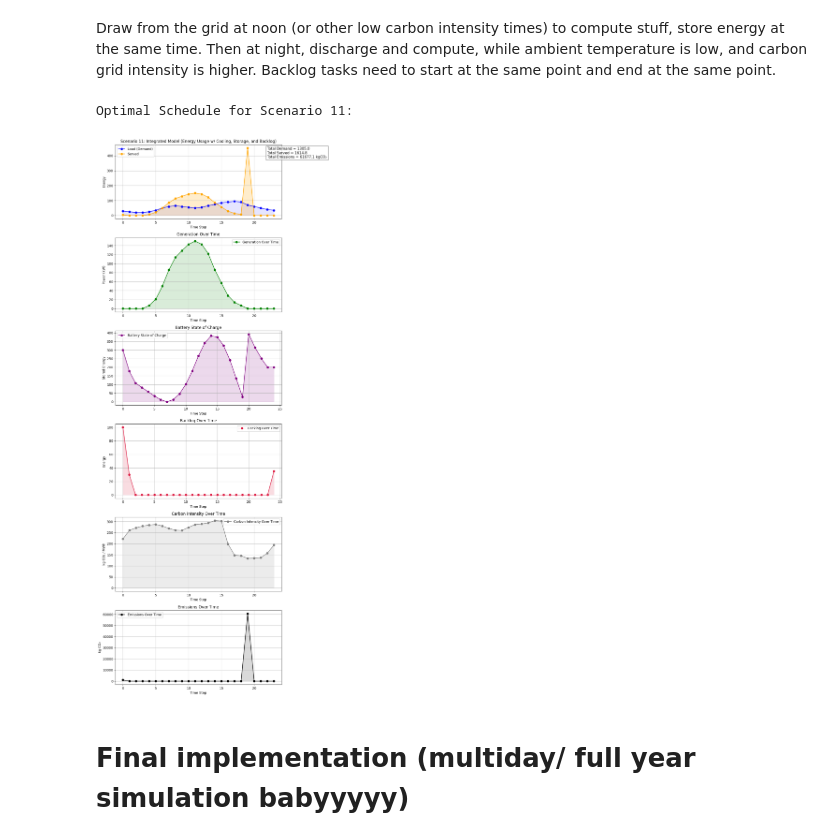
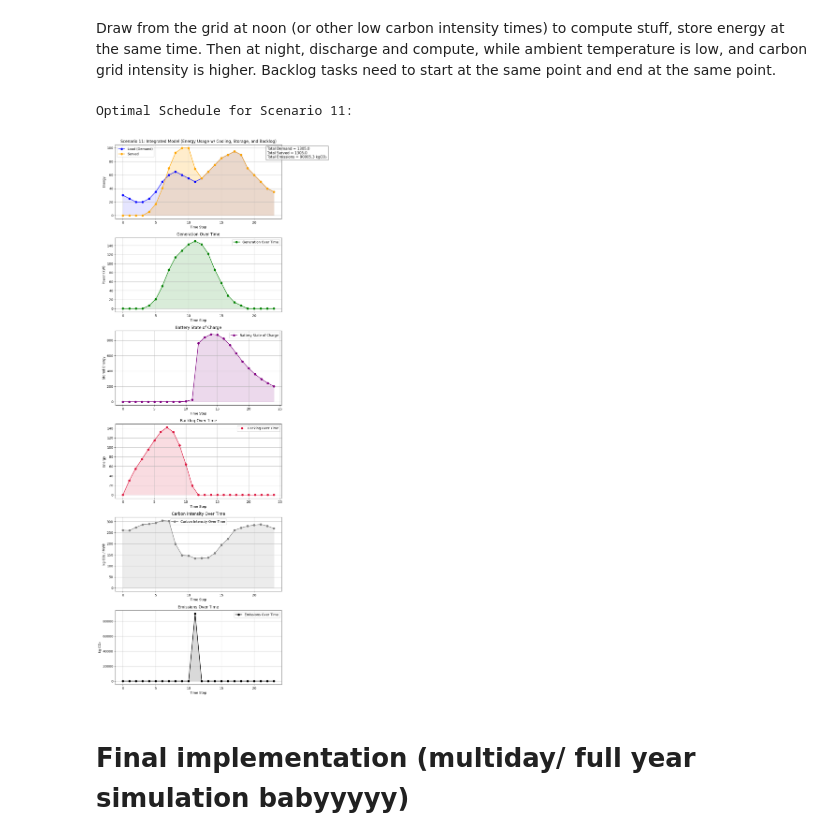
Before and after one commit to clbanjai/1.020-Data-Center-Project, a Jupyter notebook: OH_implementatio.ipynb, the cells around one changed output. Drawn from its saved outputs; the diff is of its cells as text; code cells hidden in the pictures.

```diff
--- a/OH_implementatio.ipynb
+++ b/OH_implementatio.ipynb
@@ -163,9 +163,22 @@ G = [
 ]  #Renewable Generation sum = 1526
 
 T = len(G)
+C = shift_from_utc(Carbon_intensity[:T], 8)  # Shift to PST (UTC-8)
 
 
-C = Carbon_intensity[:T]  # Carbon intensity in gCO2/kWh
+
+def shift_from_utc(data, offset_hours):
+    """
+    Shift a list of 24 hourly values from UTC to a timezone that is `offset_hours`
+    behind UTC.
+
+    """
+    if len(data) != 24:
+        raise ValueError(f"Expected 24 hourly values, got {len(data)}")
+    # roll left by offset_hours:
+    k = offset_hours % 24
+    return data[k:] + data[:k]
+
 
 # Plotting helper function for each scenario
 def plot_results(title, served, soc=None, second_plot=None, backlog=None,
@@ -688,9 +699,9 @@ Draw from the grid at noon (or other low carbon intensity times) to compute stuf
 # %%
 # Parameters
 q = 1.0  # Cost per unit energy used
-r = 200  # Cost per unit backlog
+r =1  # Cost per unit backlog
 k = 1  # Storage energy conversion factor
-computing_limit =100 # float("inf") #or switch to actual computing limit
+computing_limit = 100 # float("inf") #or switch to actual computing limit
 battery_limit = 1000 # float("inf") # or switch to actual computing limit
 # Generation (G_t) over 10 time steps (e.g., hours of the day)
 # G = [30, 40, 50, 60, 75, 90, 100, 80, 60, 40]  # Peak generation occurs midday and early evening
@@ -709,7 +720,7 @@ G = [
 T = len(G)
 
 
-C = Carbon_intensity[:T]  # Carbon intensity in gCO2/kWh
+C = shift_from_utc(Carbon_intensity[:T], 8)  # Shift to PST (UTC-8)
 
 m11 = gp.Model("Cooling + Grid + Storage + Renewables Optimal Scheduling")
 m11.setParam("OutputFlag",0)
@@ -726,8 +737,8 @@ u = m11.addVars(T, name="u", lb=0) # computing load
 
 
 #Initial Conditions
-m11.addConstr(x[0]==100,"initial backlog")
-m11.addConstr(c[0]==300,"inital storage")
+m11.addConstr(x[0]==0,"initial backlog")
+m11.addConstr(c[0]==0,"inital storage")
 
 #Terminal Conditions
 m11.addConstr(c[T] >= 200, "terminal_storage")
@@ -735,36 +746,36 @@ m11.addConstr(x[T] <= x[0], "terminal_backlog")
 
 # Dynamics and constraints
 m11.addConstrs((c[t+1] == c[t] + s_charge_r[t] + s_charge_g[t] - s_discharge[t] for t in range(T)), name="soc_update")
 m11.addConstrs((c[t+1] <= battery_limit for t in range(T)), name="storage_capacity")
 m11.addConstrs((s_discharge[t] <= c[t] for t in range(T)), name="max_discharge")
 m11.addConstrs((x[t+1] == x[t] + L[t] - u[t] for t in range(T)), name="backlog_update")
-m11.addConstrs((u[t] <= computing_limit for t in range(T)),name="compute_limit")
+m11.addConstrs((u[t] <= 100 for t in range(T)),name="compute_limit")
 m11.addConstrs((COP[t]*P_chiller[t] >= u[t] for t in range(T)),name="cooling_req")
 m11.addConstrs((u_r[t] + s_charge_r[t] == G[t] for t in range(T)),name="renewables_balance")
 m11.addConstrs((u_g[t] + u_r[t] + s_discharge[t] == u[t] + P_chiller[t] + s_charge_r[t] + s_charge_g[t] for t in range(T)), name="energy_balance")
 
 
 
 
 m11.setObjective(gp.quicksum(u_g[t]*C[t] + r*x[t] for t in range(T)), GRB.MINIMIZE)
 m11.optimize()
 
 
 if m11.status == GRB.OPTIMAL:
     print("\nOptimal Schedule for Scenario 11:")
     # for t in range(T):
     #     print(f"Time {t}: u={u[t].X:.2f}, s_charge={s_charge[t].X:.2f}, s_discharge={s_discharge[t].X:.2f}, x={x[t].X:.2f}, c={c[t].X:.2f}")
     # print(f"Final: x[T]={x[T].X:.2f}, c[T]={c[T].X:.2f}")
 
-    served_11 = [u_g[t].X + u_r[t].X for t in range(T)]  # Energy served to meet the load
+    served_11 = [u[t].X for t in range(T)]  # Energy served to meet the load
     soc_11 = [c[t].X for t in range(T+1)]  # State of charge at each time step
     backlog_11 = [x[t].X for t in range(T+1)]  # Backlog at each time step
     emissions_11 = [u_g[t].X * C[t] for t in range(T)]
 
     plot_results("Scenario 11: Integrated Model (Energy Usage w/ Cooling, Storage, and Backlog)", served_11, soc=soc_11, second_plot=True,backlog = backlog_11, carbon_intensity=C, emissions=emissions_11)
 # %% [output]
 Optimal Schedule for Scenario 11:
-[figure, old version]
+[figure, new version]
 # %% [markdown]
 # Final implementation (multiday/ full year simulation babyyyyy)
 # %% [markdown]
```
Also changed, not shown: parts of 6 cells of this notebook.
